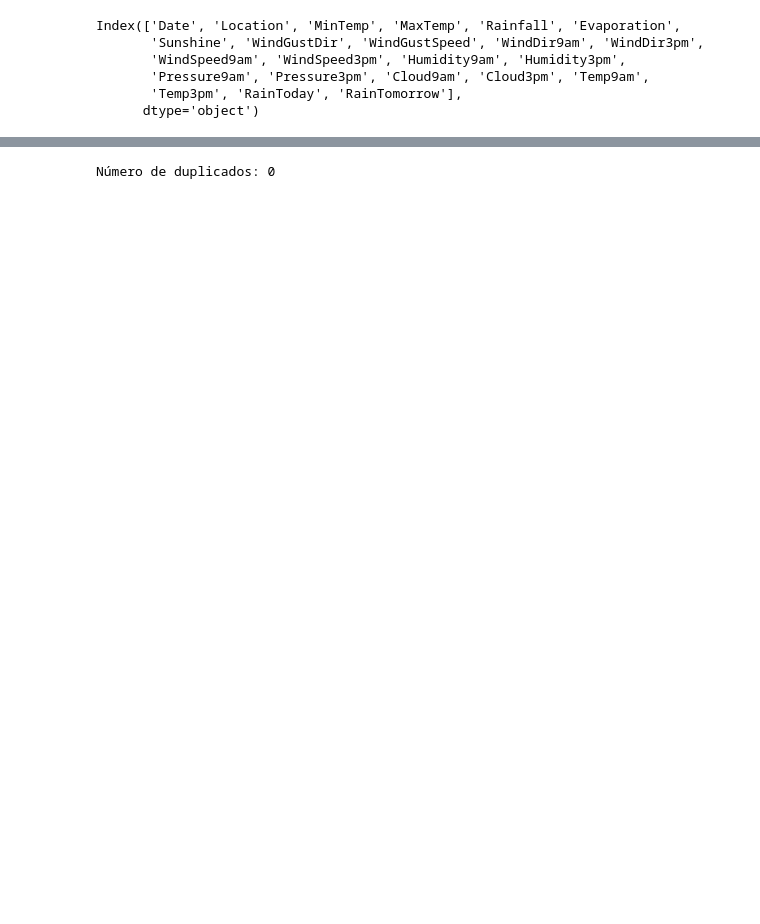
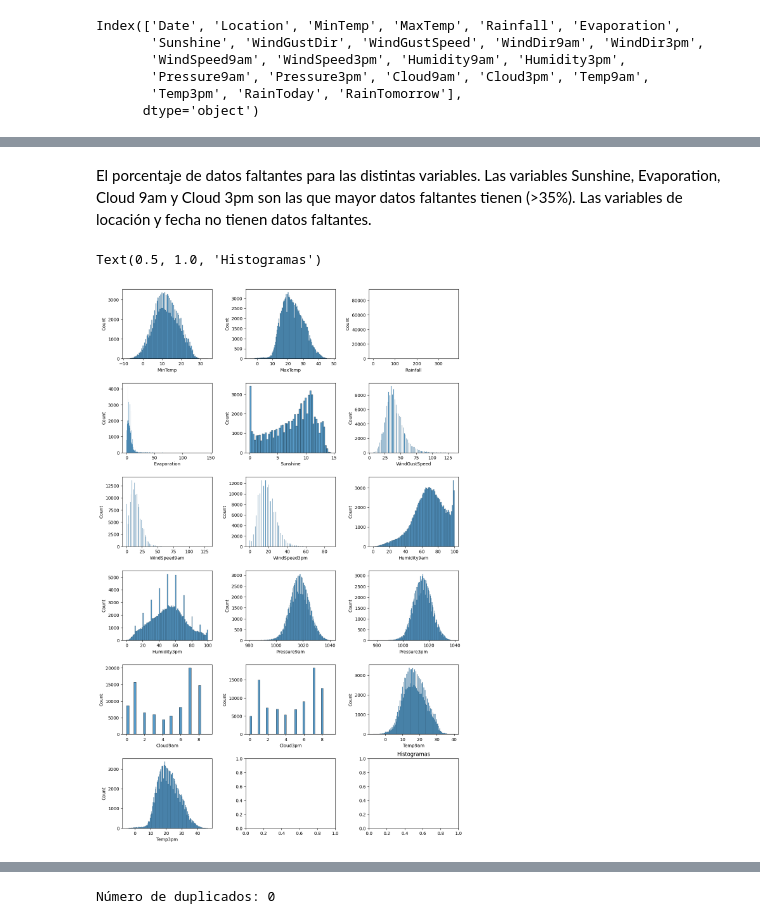
Before and after one commit to luciana11levy/coder, a Jupyter notebook: Data_science_Australia_Rain.ipynb, the cells around one changed output, grey strips where cells are left out. Saved outputs shown, nothing was run; the diff lists cells and outputs as text; code cells hidden in the pictures; blank space fills up the shorter version.

```diff
--- a/Data_science_Australia_Rain.ipynb
+++ b/Data_science_Australia_Rain.ipynb
@@ -71,0 +187,15 @@ RainTomorrow:
+# %% [markdown]
+El porcentaje de datos faltantes para las distintas variables. Las variables Sunshine, Evaporation, Cloud 9am y Cloud 3pm son las que mayor datos faltantes tienen (>35%). Las variables de locación y fecha no tienen datos faltantes.
+# %%
+fig, axes = plt.subplots(nrows=6, ncols=3, figsize=(12, 18))
+axes = axes.reshape(-1)
+
+continuous = [col for col in df.columns if df[col].dtype != object]
+for i, col in enumerate(continuous):
+    sns.histplot(df[col], ax=axes[i])
+
+fig.tight_layout(pad=2.0)
+plt.title('Histogramas')
+# %% [output]
+Text(0.5, 1.0, 'Histogramas')
+[figure, added]
```
Also changed, not shown: parts of 43 cells of this notebook.
